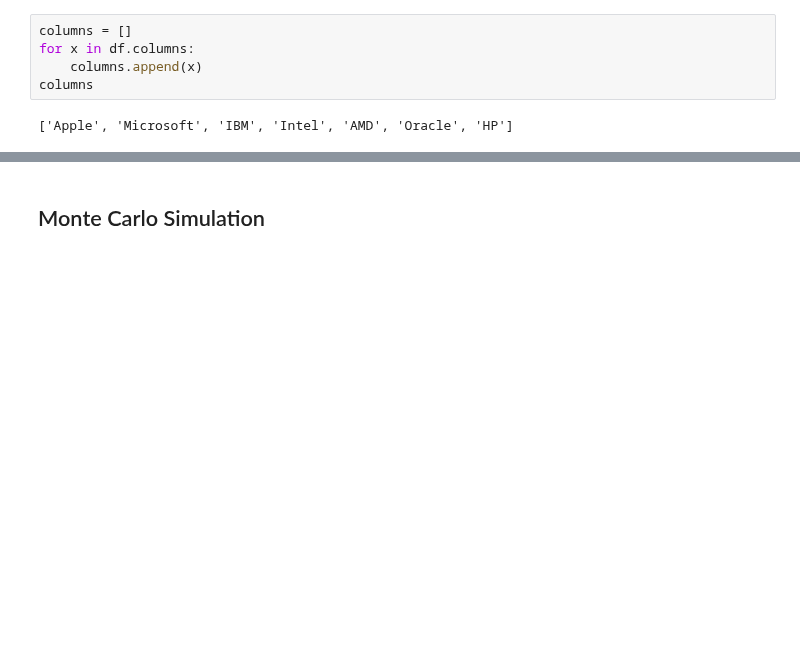
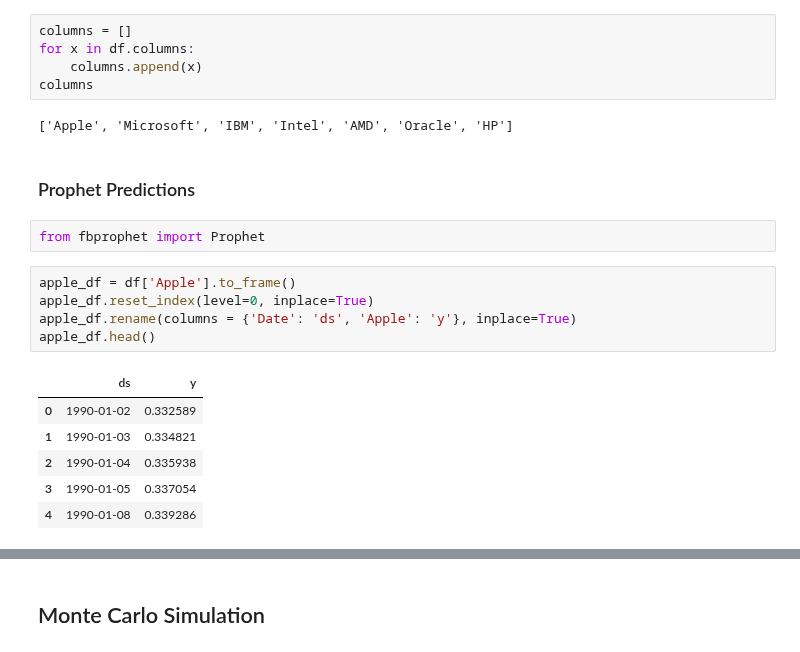
Before and after one commit to yuchild/erik_interviewqs, a Jupyter notebook: question_stocks_monte_carlo.ipynb, the cells around one changed output, grey strips where cells are left out. Cells and saved outputs as stored; diff of their text form; blank space fills up the shorter version.

```diff
--- a/question_stocks_monte_carlo.ipynb
+++ b/question_stocks_monte_carlo.ipynb
@@ -996,3 +996,19 @@ for x in df.columns:
 columns
 # %% [output]
 ['Apple', 'Microsoft', 'IBM', 'Intel', 'AMD', 'Oracle', 'HP']
+# %% [markdown]
+### Prophet Predictions
+# %%
+from fbprophet import Prophet
+# %%
+apple_df = df['Apple'].to_frame()
+apple_df.reset_index(level=0, inplace=True)
+apple_df.rename(columns = {'Date': 'ds', 'Apple': 'y'}, inplace=True)
+apple_df.head()
+# %% [output]
+|  | ds | y |
+| 0 | 1990-01-02 | 0.332589 |
+| 1 | 1990-01-03 | 0.334821 |
+| 2 | 1990-01-04 | 0.335938 |
+| 3 | 1990-01-05 | 0.337054 |
+| 4 | 1990-01-08 | 0.339286 |
```
Also changed, not shown: parts of 34 cells of this notebook.
